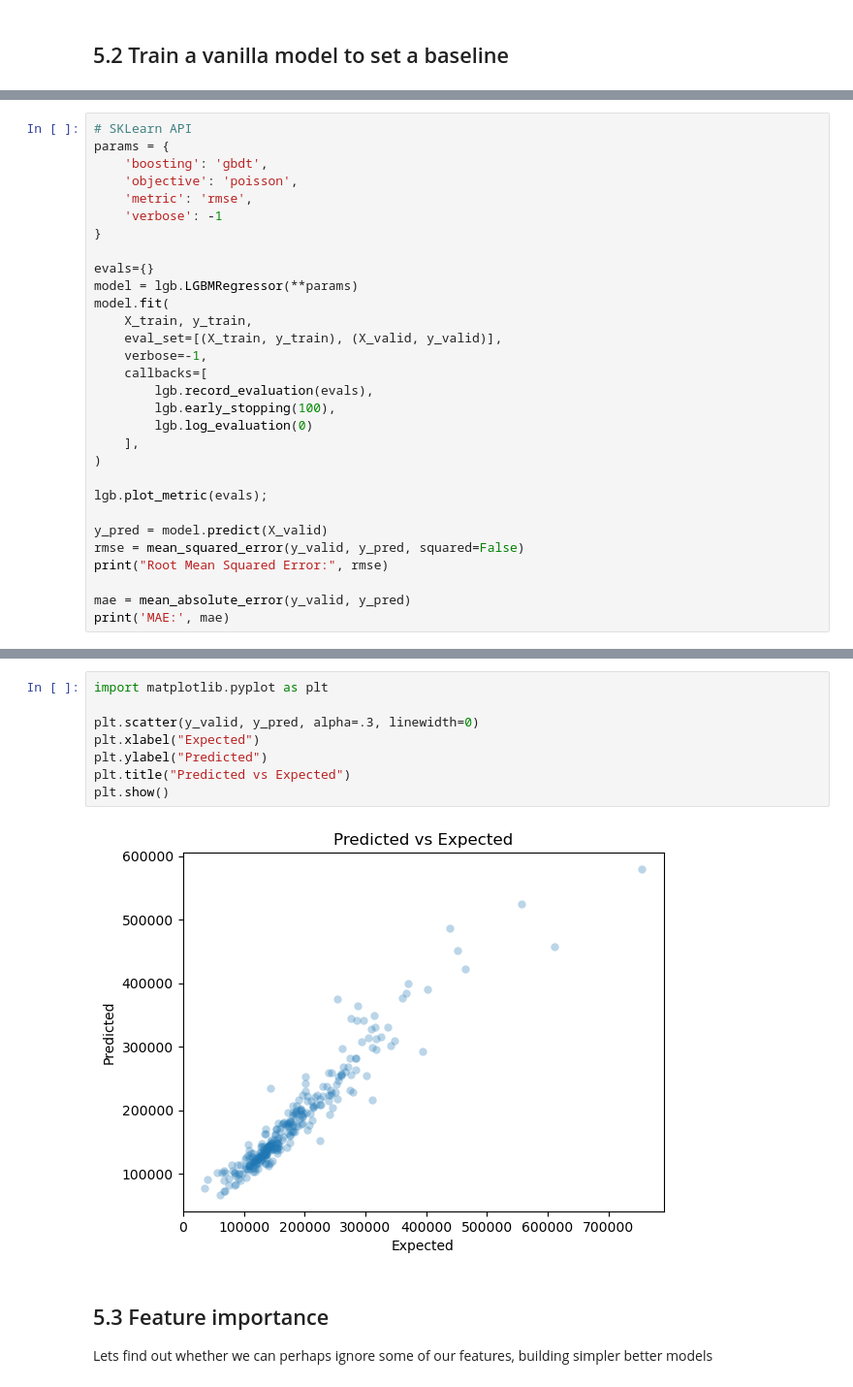
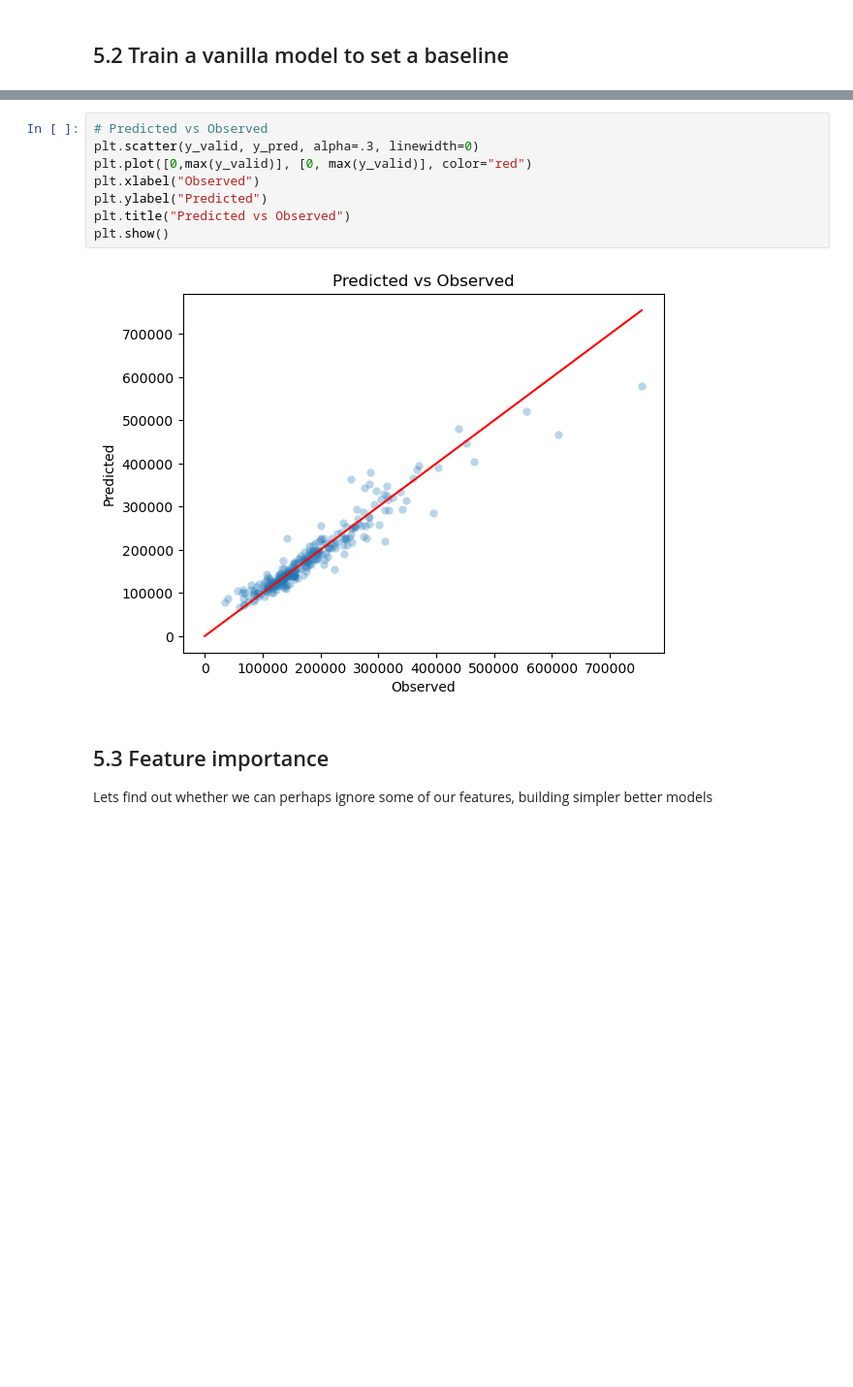
Before and after one commit to philmassie/absa_data_bootcamp_2023, a Jupyter notebook: house_prices.ipynb, the cells around one changed output, grey strips where cells are left out. Shown at 97% size. Saved outputs shown, nothing was run; the diff lists cells and outputs as text; blank space fills up the shorter version.

```diff
--- a/house_prices.ipynb
+++ b/house_prices.ipynb
@@ -875,31 +953 @@ MAE: 15781.589341450335
 [figure]
-# %%
-# SKLearn API
-params = {
-    'boosting': 'gbdt',
-    'objective': 'poisson',
-    'metric': 'rmse',
-    'verbose': -1
-}
-
-evals={}
-model = lgb.LGBMRegressor(**params)
-model.fit(
-    X_train, y_train,
-    eval_set=[(X_train, y_train), (X_valid, y_valid)],
-    verbose=-1,
-    callbacks=[
-        lgb.record_evaluation(evals),
-        lgb.early_stopping(100),
-        lgb.log_evaluation(0)
-    ],
-)
-
-lgb.plot_metric(evals);
-
-y_pred = model.predict(X_valid)
-rmse = mean_squared_error(y_valid, y_pred, squared=False)
-print("Root Mean Squared Error:", rmse)
-
-mae = mean_absolute_error(y_valid, y_pred)
-print('MAE:', mae)
@@ -914,13 +954,13 @@ MAE: 15781.589341450335
 # %%
-import matplotlib.pyplot as plt
-
+# Predicted vs Observed
 plt.scatter(y_valid, y_pred, alpha=.3, linewidth=0)
-plt.xlabel("Expected")
+plt.plot([0,max(y_valid)], [0, max(y_valid)], color="red")
+plt.xlabel("Observed")
 plt.ylabel("Predicted")
-plt.title("Predicted vs Expected")
+plt.title("Predicted vs Observed")
 plt.show()
 # %% [output]
-[figure, old version]
+[figure, new version]
 # %% [markdown]
 ## 5.3 Feature importance
 Lets find out whether we can perhaps ignore some of our features, building simpler better models
```
Also changed, not shown: parts of 59 cells of this notebook, 2 other files.
